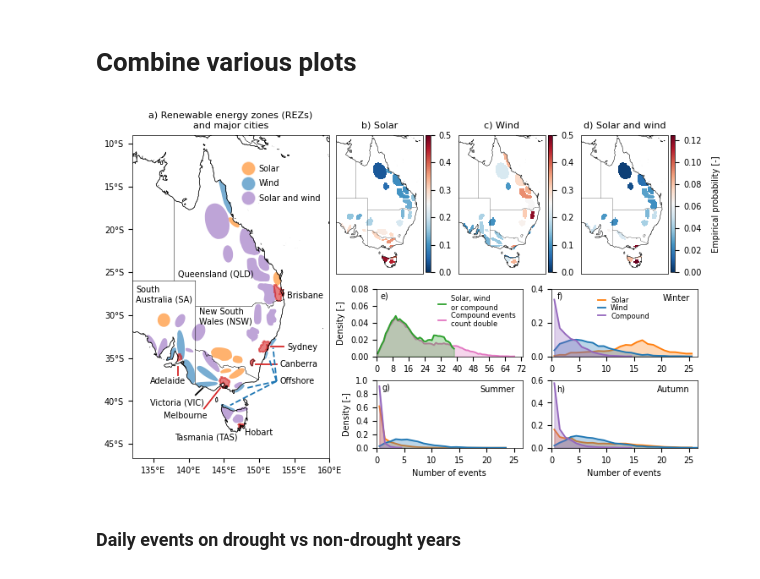
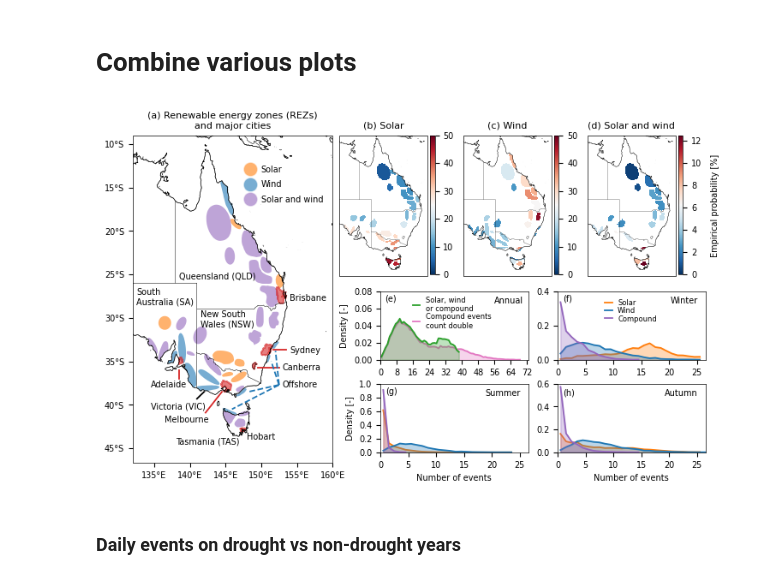
Before and after one commit to dougrichardson/Richardson_2023_energy, a Jupyter notebook: 1_energy_events.ipynb, the cells around one changed output. Cells and saved outputs as stored; diff of their text form; code cells hidden in the pictures.

```diff
--- a/1_energy_events.ipynb
+++ b/1_energy_events.ipynb
@@ -238,7 +238,7 @@ def plot_REZ_GCCSA(ax):
         fontsize=plt_params['font.size'],
         labelspacing=.8
     )
-    ax.set_title('a) Renewable energy zones (REZs)\nand major cities')
+    ax.set_title('(a) Renewable energy zones (REZs)\nand major cities')
 # %%
 fig, ax = plt.subplots(1, 1, subplot_kw={'projection': ccrs.PlateCarree()})
 plot_REZ_GCCSA(ax)
@@ -784,17 +784,17 @@ with plt.rc_context(plt_params):
     adj = 0.05
     gs2 = fig.add_gridspec(nrows=1, ncols=1, left=0.38, right=0.53, bottom=0.5, top=1)
     ax2 = plt.subplot(gs2[0], projection=ccrs.PlateCarree())
-    plot_freq(ax2, freq_mssrd, 'b) Solar', mask=rez_mask, region_codes=[2, 3, 6, 7])
+    plot_freq(ax2, freq_mssrd, '(b) Solar', mask=rez_mask, region_codes=[2, 3, 6, 7])
 
     gs3 = fig.add_gridspec(nrows=1, ncols=1, left=0.59, right=0.74, bottom=0.5, top=1)
     ax3 = plt.subplot(gs3[0], projection=ccrs.PlateCarree())
-    plot_freq(ax3, freq_100w, 'c) Wind', mask=rez_mask, region_codes=[1, 3, 5, 7])
+    plot_freq(ax3, freq_100w, '(c) Wind', mask=rez_mask, region_codes=[1, 3, 5, 7])
 
     gs4 = fig.add_gridspec(nrows=1, ncols=1, left=0.8, right=0.95, bottom=0.5, top=1)
     ax4 = plt.subplot(gs4[0], projection=ccrs.PlateCarree())
-    plot_freq(ax4, freq_100w_mssrd, 'd) Solar and wind', mask=rez_mask, region_codes=[3, 7])
+    plot_freq(ax4, freq_100w_mssrd, '(d) Solar and wind', mask=rez_mask, region_codes=[3, 7])
 
-    ax4.text(1.5, 0.5, 'Empirical probability [-]', rotation=90, fontsize=plt_params['font.size'],
+    ax4.text(1.4, 0.5, 'Empirical probability [%]', rotation=90, fontsize=plt_params['font.size'],
              transform=ax4.transAxes, va='center', ha='left')
 
     # PDFs of simultaneous events
@@ -810,8 +810,9 @@ with plt.rc_context(plt_params):
     ax5.set_ylim(0, 0.08)
     ax5.set_yticks(np.arange(0, 0.09, 0.02))
     # ax.set_xlabel('Concurrent energy lulls [number of events]')
-    ax5.legend(frameon=False)
+    ax5.legend(loc=(0.2, 0.4), frameon=False)
     ax5.set_ylabel('Density [-]')
+    ax5.text(56, 0.066, 'Annual')
 
     # Wind solar and compound events by season
     # ========================================
@@ -826,38 +827,38 @@ with plt.rc_context(plt_params):
 
     plot_seasons = season_dict.copy()
     plot_seasons.pop('Annual')
     plot_seasons.pop('Spring')
 
     for (gs, ax, months, title) in zip(gs_list, axes, plot_seasons.values(), plot_seasons.keys()):
 
         p1 = hist_plot(ax, simul_mssrd, months, colors[1], 'Solar')
         p2 = hist_plot(ax, simul_100w, months, colors[0], 'Wind')
         p3 = hist_plot(ax, simul_100w_mssrd, months, colors[4], 'Compound')
 
         ymax = np.max([p1.max(), p2.max(), p3.max()])
         ax.set_ylim(0, fn.round_decimals_up(ymax, 1))
         ax.text(0.95, 0.8, title, transform=ax.transAxes, ha='right', va='bottom')
 
         ax.set_xlim(0, 26.5)
         ax.set_xticks(np.arange(0, 27, 5))
         # ax.set_xticklabels(np.arange(0, 27, 5))
 
     handles, labels = axes[0].get_legend_handles_labels()
     axes[0].legend(handles, labels, loc=(0.3, 0.5), frameon=False)
 
     for ax in [axes[i] for i in [1]]:
         ax.set_ylabel('Density [-]')
     for ax in [axes[i] for i in [1, 2]]:
         ax.set_xlabel('Number of events')
 
-    ax5.text(2, 0.068, 'e)')
-    axes[0].text(1, 0.34, 'f)')
-    axes[1].text(1, 0.85, 'g)')
-    axes[2].text(1, 0.5, 'h)')
+    ax5.text(2, 0.068, '(e)')
+    axes[0].text(1, 0.34, '(f)')
+    axes[1].text(1, 0.85, '(g)')
+    axes[2].text(1, 0.5, '(h)')
 
     plt.savefig('./figures/Fig1_statistics.pdf', format='pdf', dpi=400, bbox_inches='tight')
 # %% [output]
-[figure, old version]
+[figure, new version]
 # %% [markdown]
 ### Daily events on drought vs non-drought years
 # %%
```
Also changed, not shown: parts of 4 cells of this notebook, 1 other file.
